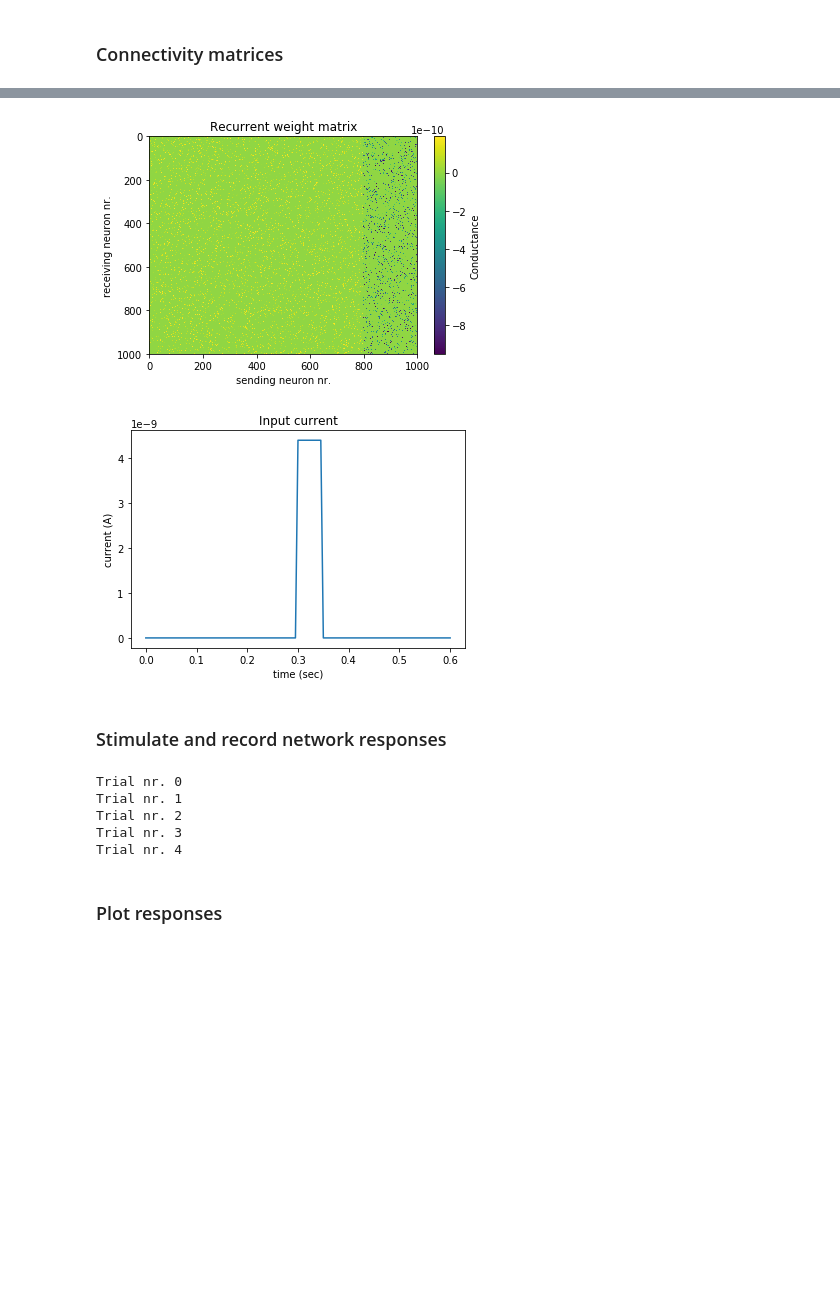
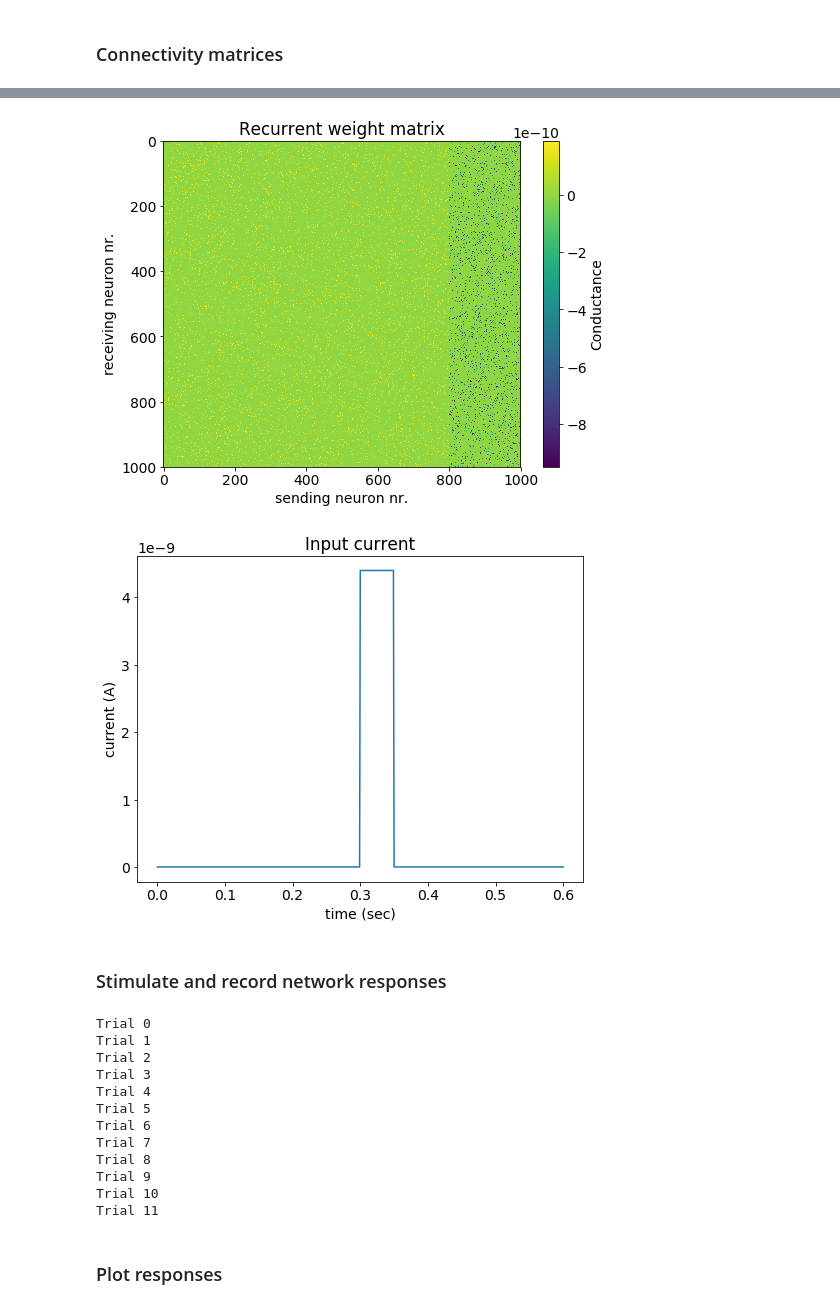
Before and after one commit to KristijanArmeni/snn-learn, a Jupyter notebook: overview.ipynb, the cells around one changed output, grey strips where cells are left out. Saved outputs shown, nothing was run; the diff lists cells and outputs as text; code cells hidden in the pictures; blank space fills up the shorter version.

```diff
--- a/overview.ipynb
+++ b/overview.ipynb
@@ -7,6 +7,9 @@ import altair as alt
 from stimuli import generate_sequence, encode_input, Dataset
 from snn_params import Params
 from snn_network import SNN
+# %%
+plt.rcParams.update({'figure.figsize': (8, 6)})
+plt.rcParams.update({'font.size': 14})
 # %%
 # Initialize parameters
 params = Params()
@@ -54,19 +67,16 @@ dat = Dataset(sequence=sequence, response=response, encoding=encoding, epoch=epo
 ### Network set up
 # %%
 # Set up the network architecture and define parameters
-net = SNN()
+net = SNN(n_neurons=1000, input_dim=8, output_dim=2)
 
 # Membrane parameters
-net.init_neurons(n=1000)  # Number of neurons
 net.config_membrane(E=-0.07, V_reset=-0.08, V_thr=-0.05, R=1e6, tau=0.01)  # Membrane parameters
 
 # Synaptic parameters
 net.config_syn(tau=0.5, delta_g=10e-9)
-net.init_weights(dim=[8, 1000, 2])  # define sizes of weight matrices
-net.config_input_weights(mean=0.4, density=0.05)
-net.config_recurrent_weights(density=0.1, ex=0.8)
-
-net.weight_scaling(input_scaling=1, recurrent_scaling=1.9e-9)
+net.config_input_weights(mean=0.4, density=0.05, seed=1)
+net.config_recurrent_weights(density=0.1, ex=0.8, seed=2)
+net.weight_scaling(input_scaling=25, recurrent_scaling=1.9e-9)
 
 # Spike-rate adaptation and refractoriness
 net.config_gsra(tau=0.4, delta=15e-9, E_r=-0.08)
@@ -92,36 +102,40 @@ c2 = plt.colorbar()
 c2.set_label("Conductance")
 plt.show()
 # %% [output]
-[figure, old version]
+[figure, new version]
 # %%
 # Configure recording matrices
 
-net.config_recording(dataset=dat, t=params.sim["T"])
+net.config_recording(n_neurons=net.neurons["N"], t=params.sim["T"], dataset=ds2, downsample=None)
 
 # Create step current for input
-step_current = params.step_current(t=params.sim["T"],
-                                   on=0.30,
-                                   off=0.35,
-                                   amp=4.4e-9)
+step = params.step_current(t=net.recording["t_orig"], on=0.3, off=0.35, amp=4.4e-9)
 # %%
-plt.plot(params.sim["T"], step_current)
+plt.plot(params.sim["T"], step)
 plt.title("Input current")
 plt.xlabel("time (sec)")
 plt.ylabel("current (A)")
 plt.show()
 # %% [output]
-[figure, old version]
+[figure, new version]
 # %% [markdown]
 ### Stimulate and record network responses
 # %%
 # Train the network
-net.train(dataset=ds, sequence=inp)
+net.train(dataset=ds2, current=step)
 # %% [output]
-Trial nr. 0
-Trial nr. 1
-Trial nr. 2
-Trial nr. 3
-Trial nr. 4
+Trial 0
+Trial 1
+Trial 2
+Trial 3
+Trial 4
+Trial 5
+Trial 6
+Trial 7
+Trial 8
+Trial 9
+Trial 10
+Trial 11
 # %% [markdown]
 ### Plot responses
 # %%
```
Also changed, not shown: parts of 10 cells of this notebook.
